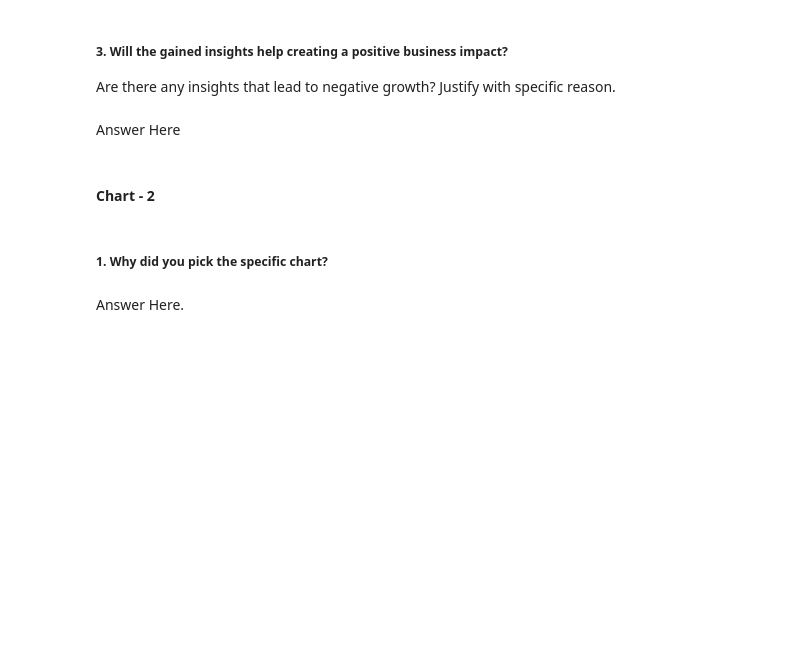
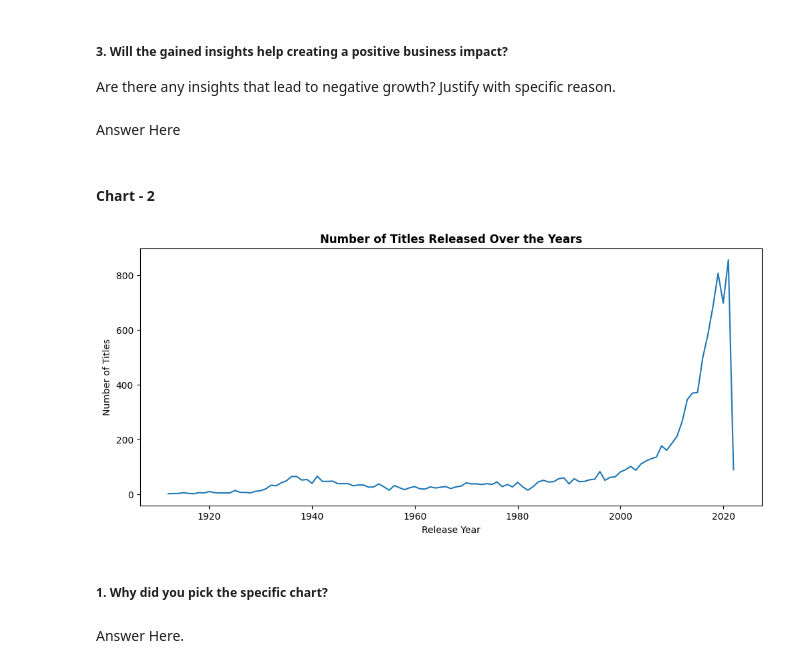
Before and after one commit to Ankush432-cloud/Amazon_Prime_TV_Shows_and_Movies_EDA_Project, a Jupyter notebook: Amazon_Prime_TV_Shows_and_Movies_EDA.ipynb, the cells around one changed output. Drawn from its saved outputs; the diff is of its cells as text; code cells hidden in the pictures; blank space fills up the shorter version.

```diff
--- a/Amazon_Prime_TV_Shows_and_Movies_EDA.ipynb
+++ b/Amazon_Prime_TV_Shows_and_Movies_EDA.ipynb
@@ -637,3 +712,17 @@ Answer Here
+# %%
+# Chart - 2 visualization code
+release_by_year = movies_df['release_year'].value_counts().sort_index()
+
+release_by_year.plot.line(
+    figsize=(12, 5)
+)
+
+plt.title('Number of Titles Released Over the Years', fontweight='bold')
+plt.xlabel('Release Year')
+plt.ylabel('Number of Titles')
+plt.show()
+# %% [output]
+[figure, added]
 # %% [markdown]
 ##### 1. Why did you pick the specific chart?
 # %% [markdown]
```
Also changed, not shown: parts of 65 cells of this notebook.
